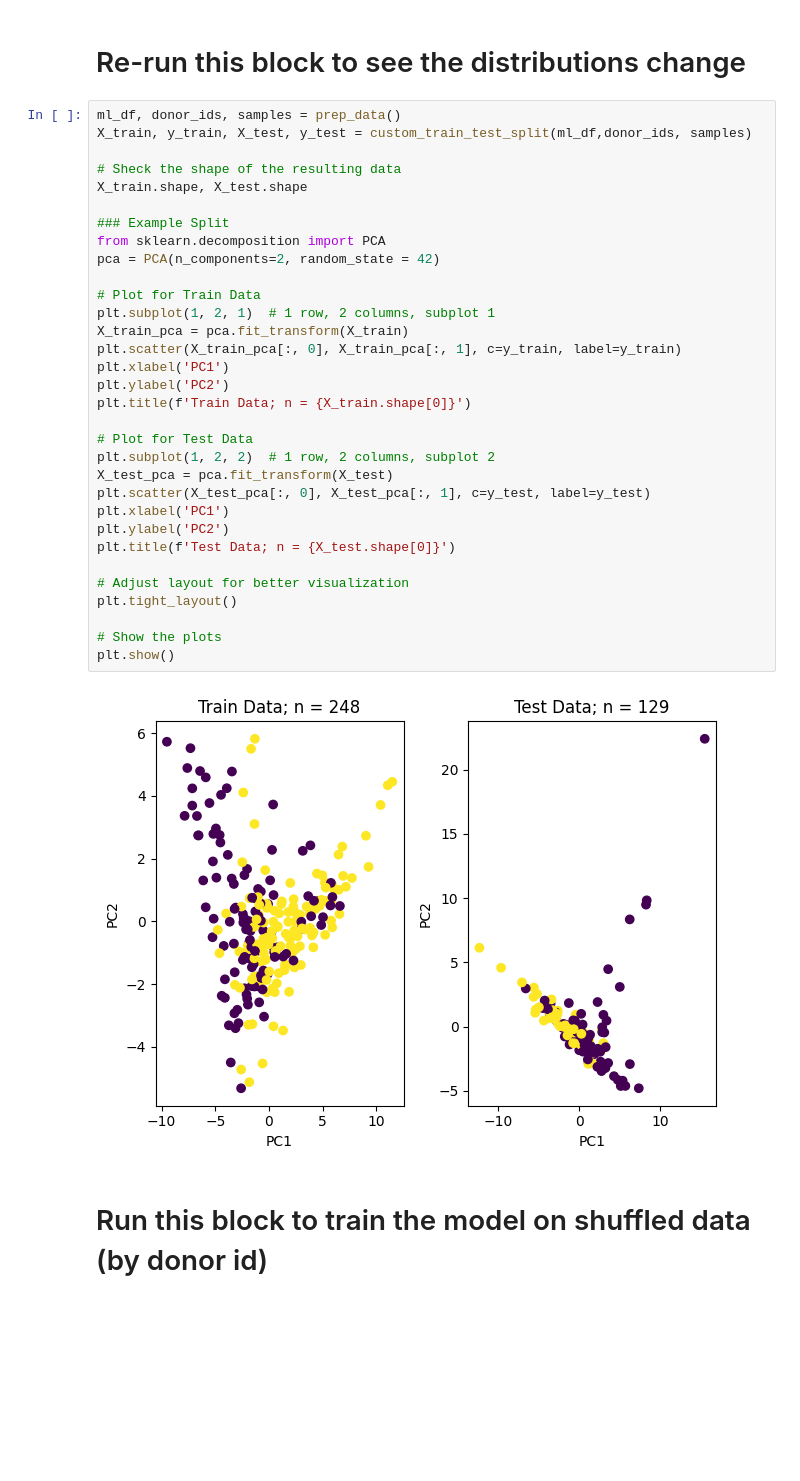
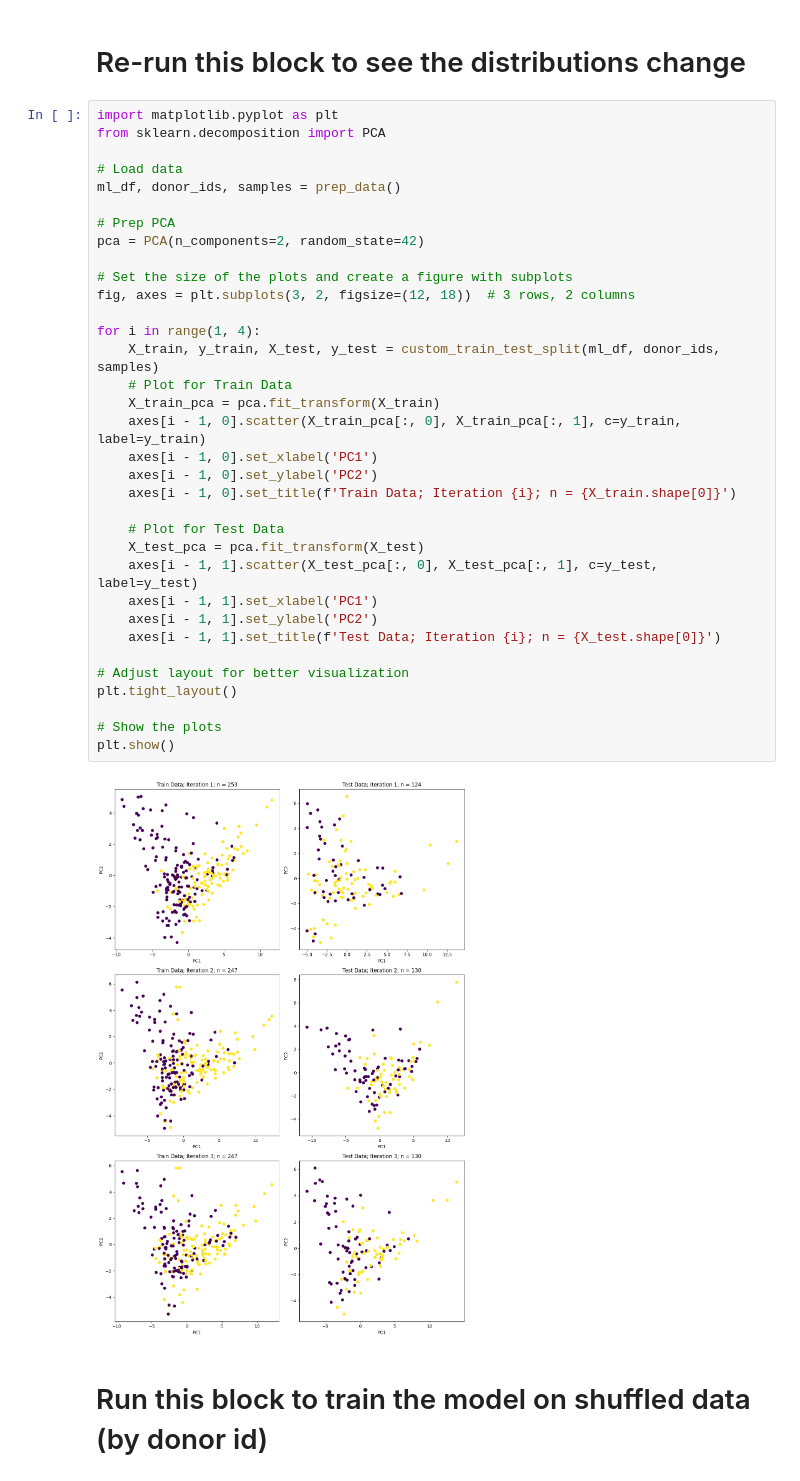
Before and after one commit to clmangham/aging_dementia_tbi, a Jupyter notebook: notebooks/gene_ML.ipynb, the cells around one changed output. Cells and saved outputs as stored; diff of their text form; blank space fills up the shorter version.

Commit message:
better figure

```diff
--- a/notebooks/gene_ML.ipynb
+++ b/notebooks/gene_ML.ipynb
@@ -29,39 +29,41 @@ import seaborn as sns
 # %% [markdown]
 # Re-run this block to see the distributions change
 # %%
+import matplotlib.pyplot as plt
+from sklearn.decomposition import PCA
+
+# Load data
 ml_df, donor_ids, samples = prep_data()
-X_train, y_train, X_test, y_test = custom_train_test_split(ml_df,donor_ids, samples)
 
-# Sheck the shape of the resulting data
-X_train.shape, X_test.shape
+# Prep PCA
+pca = PCA(n_components=2, random_state=42)
 
-### Example Split
-from sklearn.decomposition import PCA
-pca = PCA(n_components=2, random_state = 42)
+# Set the size of the plots and create a figure with subplots
+fig, axes = plt.subplots(3, 2, figsize=(12, 18))  # 3 rows, 2 columns
 
-# Plot for Train Data
-plt.subplot(1, 2, 1)  # 1 row, 2 columns, subplot 1
-X_train_pca = pca.fit_transform(X_train)
-plt.scatter(X_train_pca[:, 0], X_train_pca[:, 1], c=y_train, label=y_train)
-plt.xlabel('PC1')
-plt.ylabel('PC2')
-plt.title(f'Train Data; n = {X_train.shape[0]}')
+for i in range(1, 4):
+    X_train, y_train, X_test, y_test = custom_train_test_split(ml_df, donor_ids, samples)
+    # Plot for Train Data
+    X_train_pca = pca.fit_transform(X_train)
+    axes[i - 1, 0].scatter(X_train_pca[:, 0], X_train_pca[:, 1], c=y_train, label=y_train)
+    axes[i - 1, 0].set_xlabel('PC1')
+    axes[i - 1, 0].set_ylabel('PC2')
+    axes[i - 1, 0].set_title(f'Train Data; Iteration {i}; n = {X_train.shape[0]}')
 
-# Plot for Test Data
-plt.subplot(1, 2, 2)  # 1 row, 2 columns, subplot 2
-X_test_pca = pca.fit_transform(X_test)
-plt.scatter(X_test_pca[:, 0], X_test_pca[:, 1], c=y_test, label=y_test)
-plt.xlabel('PC1')
-plt.ylabel('PC2')
-plt.title(f'Test Data; n = {X_test.shape[0]}')
+    # Plot for Test Data
+    X_test_pca = pca.fit_transform(X_test)
+    axes[i - 1, 1].scatter(X_test_pca[:, 0], X_test_pca[:, 1], c=y_test, label=y_test)
+    axes[i - 1, 1].set_xlabel('PC1')
+    axes[i - 1, 1].set_ylabel('PC2')
+    axes[i - 1, 1].set_title(f'Test Data; Iteration {i}; n = {X_test.shape[0]}')
 
 # Adjust layout for better visualization
 plt.tight_layout()
 
 # Show the plots
 plt.show()
 # %% [output]
-[figure, old version]
+[figure, new version]
 # %% [markdown]
 # Run this block to train the model on shuffled data (by donor id)
 # %%
```
